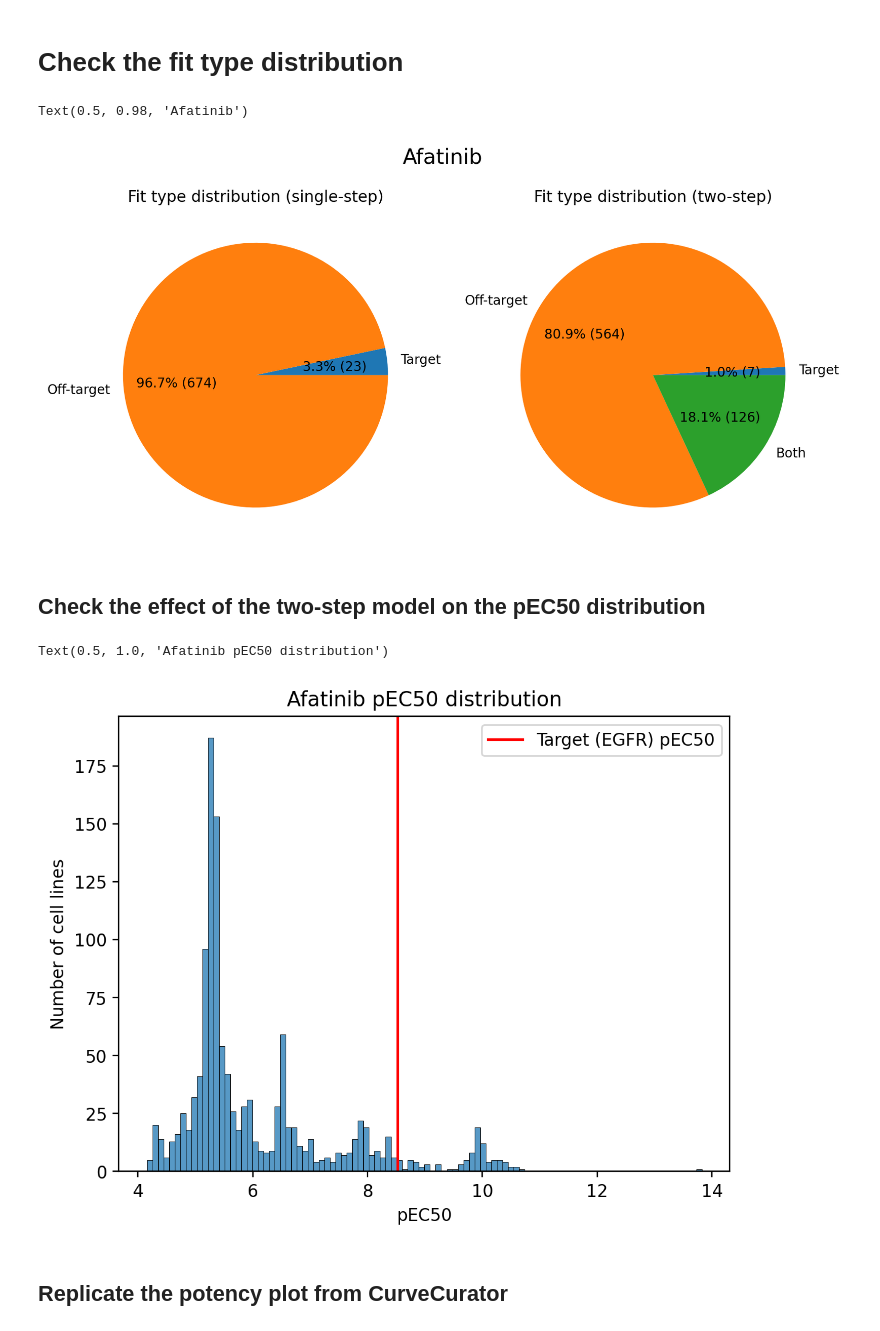
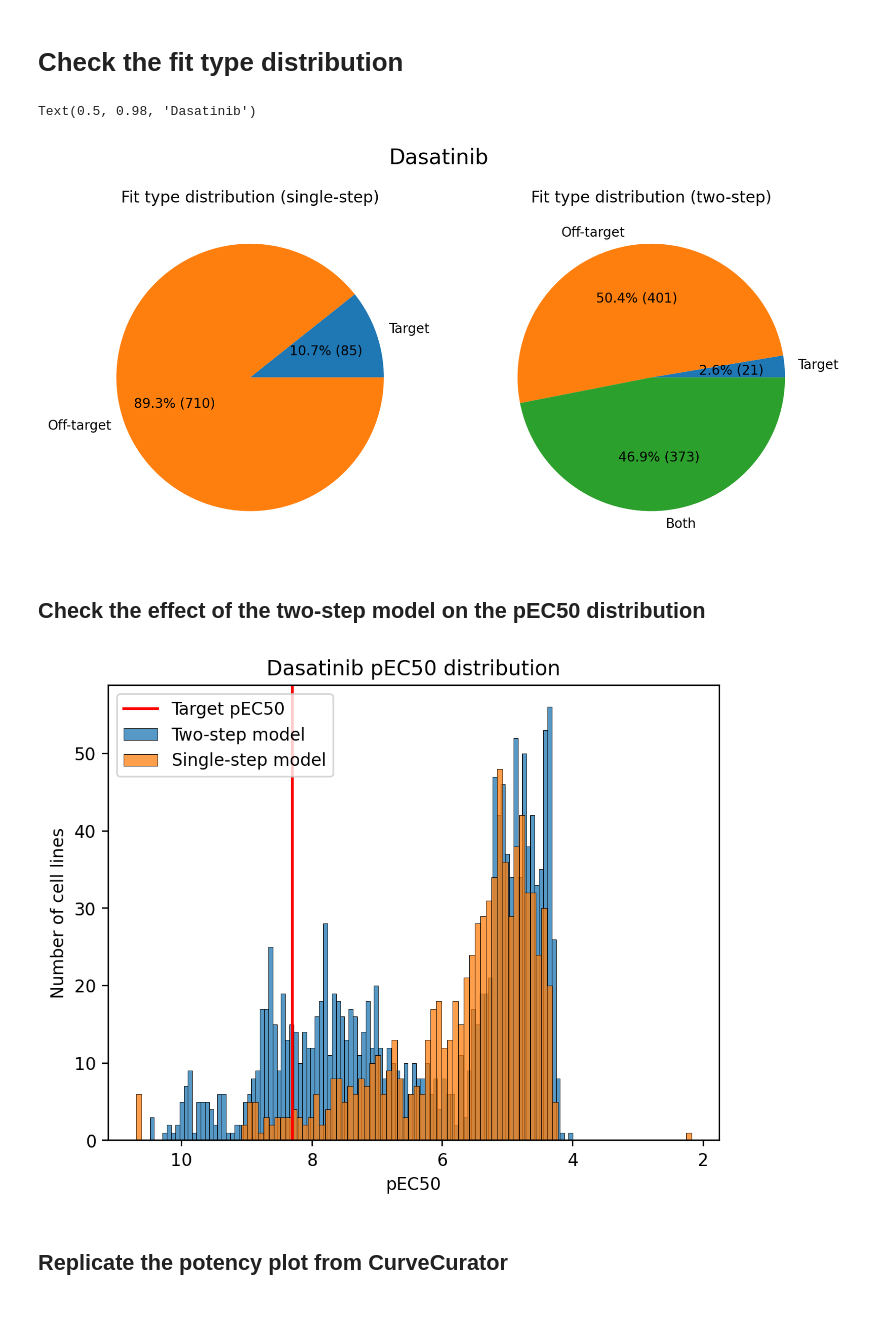
Before and after one commit to nictru/SystemsBioMedicine, a Jupyter notebook: 02_fitting.ipynb, the cells around one changed output. Drawn from its saved outputs; the diff is of its cells as text; code cells hidden in the pictures.

Commit message:
Improve distribution plotting

```diff
--- a/02_fitting.ipynb
+++ b/02_fitting.ipynb
@@ -96,7 +96,7 @@ drugs = {
 }
 # %%
 # Select one of the drugs from the list above
-drug = "Afatinib"
+drug = "Dasatinib"
 
 # Load the associated data
 df_curvecurator, df_doses = load_curvecurator(drugs[drug]['identifier'])
@@ -229,23 +229,29 @@ for ax in axs:
 # Set global title
 plt.suptitle(drug, fontsize=16)
 # %% [output]
-Text(0.5, 0.98, 'Afatinib')
+Text(0.5, 0.98, 'Dasatinib')
-[figure, old version]
+[figure, new version]
 # %% [markdown]
 ## Check the effect of the two-step model on the pEC50 distribution
 # %%
 pec50s = df_curvecurator[df_curvecurator["double_pec50_1_substantial"]]["double_pec50_1"].to_list() \
     + df_curvecurator[df_curvecurator["double_pec50_2_substantial"]]["double_pec50_2"].to_list()
-sns.histplot(pec50s, bins=100)
+sns.histplot(pec50s, bins=100, label="Two-step model")
 # Add vertical line at the target pEC50
 plt.axvline(target_pec50, color="red", label=f"Target ({target}) pEC50" if target else "Target pEC50")
 plt.legend()
 plt.xlabel("pEC50")
 plt.ylabel("Number of cell lines")
 plt.title(f"{drug} pEC50 distribution")
+
+sns.histplot(df_curvecurator["pEC50"], bins=100, label="Single-step model")
+plt.xlabel("pEC50")
+plt.ylabel("Number of cell lines")
+plt.title(f"{drug} pEC50 distribution")
+plt.legend()
+plt.gca().invert_xaxis()
 # %% [output]
-Text(0.5, 1.0, 'Afatinib pEC50 distribution')
-[figure, old version]
+[figure, new version]
 # %% [markdown]
 ## Replicate the potency plot from CurveCurator
 # %%
```
Also changed, not shown: parts of 11 cells of this notebook, 1 other file.
